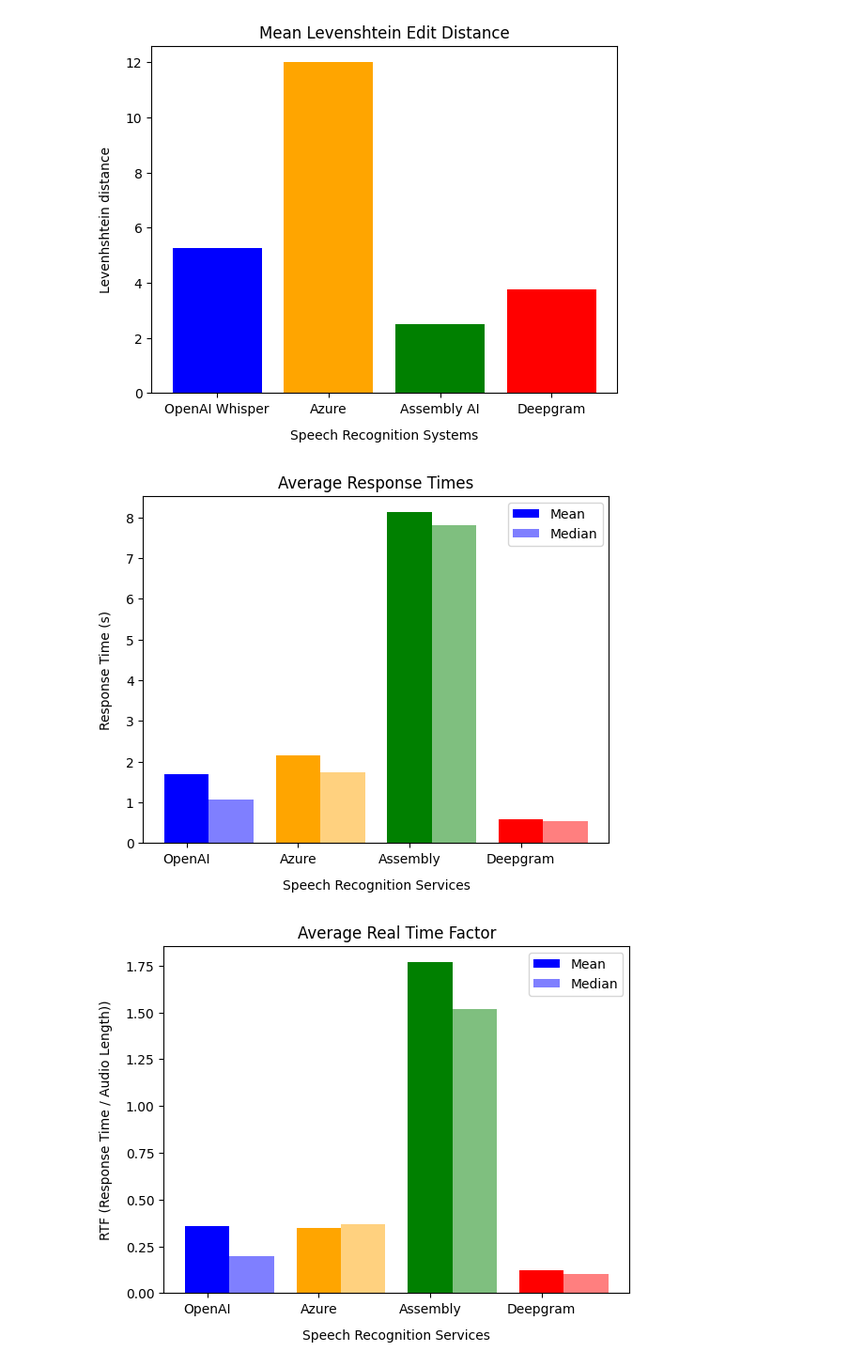
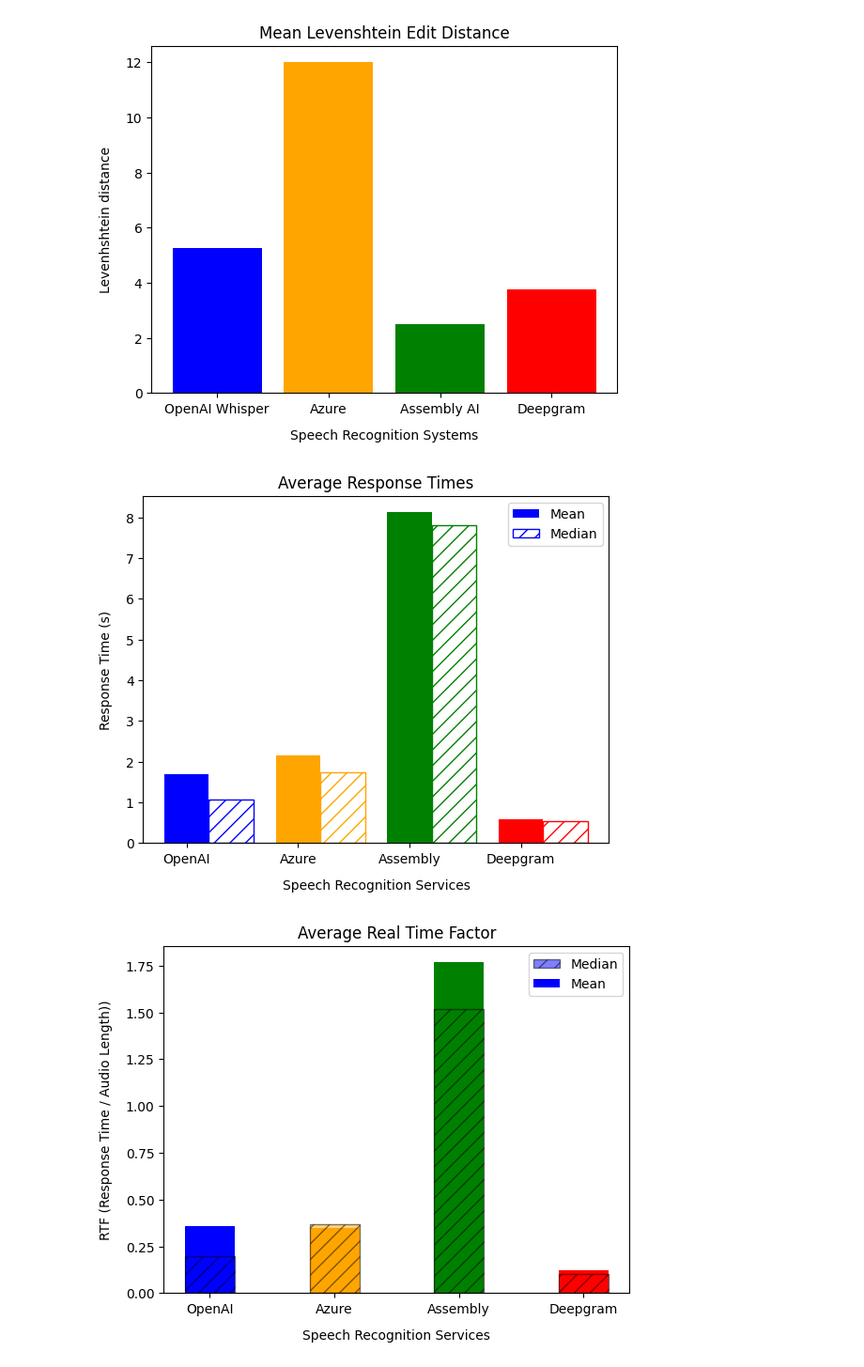
Before and after one commit to chinardankhara/asrcode, a Jupyter notebook: workbench.ipynb, the cells around one changed output. Shown at 94% size. Saved outputs shown, nothing was run; the diff lists cells and outputs as text; code cells hidden in the pictures.

Commit message:
image update

```diff
--- a/workbench.ipynb
+++ b/workbench.ipynb
@@ -209,11 +209,12 @@ colors = ['blue', 'orange', 'green', 'red']
 fig, ax = plt.subplots()
 
 # Plot the bars for the means and medians
-ax.bar(labels, means, width=0.4, color=colors, label='Mean')
-ax.bar([i + 0.4 for i in range(len(labels))], medians, width=0.4, color=colors, alpha=0.5, label='Median')
+mean_bars = ax.bar(labels, means, width=0.4, color=colors, alpha=1, label='Mean')
+median_bars = ax.bar([i + 0.4 for i in range(len(labels))], medians, width=0.4, color='none', alpha=1, hatch='//', edgecolor=colors, label='Median')
 
 # Add a legend and labels
-ax.legend()
+ax.legend(facecolor='white')
+
 ax.set_title('Average Response Times')
 ax.set_xlabel('Speech Recognition Services', labelpad=10)
 ax.set_ylabel('Response Time (s)', labelpad=10)
@@ -221,31 +222,64 @@ ax.set_ylabel('Response Time (s)', labelpad=10)
 # Show the plot
 plt.show()
 # %% [output]
-[figure, old version]
+[figure, new version]
 # %%
+import matplotlib.pyplot as plt
+import statistics as s
+import matplotlib.patches as patches
+
+
 # Calculate the means and medians of the data
 o_mean, az_mean, a_mean, d_mean = s.mean(data_dict['openai_rtf']), s.mean(data_dict['azure_rtf']), s.mean(data_dict['assembly_rtf']), s.mean(data_dict['deepgram_rtf'])
 o_median, az_median, a_median, d_median = s.median(data_dict['openai_rtf']), s.median(data_dict['azure_rtf']), s.median(data_dict['assembly_rtf']), s.median(data_dict['deepgram_rtf'])
 
 labels = ['OpenAI', 'Azure', 'Assembly', 'Deepgram']
 means = [o_mean, az_mean, a_mean, d_mean]
 medians = [o_median, az_median, a_median, d_median]
 colors = ['blue', 'orange', 'green', 'red']
 
 # Create the figure and axis objects
 fig, ax = plt.subplots()
 
-# Plot the bars for the means and medians
+# Plot the bars for the means
 ax.bar(labels, means, width=0.4, color=colors, label='Mean')
-ax.bar([i + 0.4 for i in range(len(labels))], medians, width=0.4, color=colors, alpha=0.5, label='Median')
 
-# Add a legend and labels
+# # Plot the bars for the medians with stripes
+# for i, (median, color) in enumerate(zip(medians, colors)):
+#     ax.add_patch(
+#         patches.Rectangle(
+#             (i + 0.4, 0),
+#             0.4,
+#             median,
+#             hatch='//',
+#             fill=True,
+#             facecolor=color,
+#             edgecolor='black',
+#             alpha=0.5,
+#             label='Median' if i == 0 else None,
+#         )
+#     )
+
+for i, (median, color) in enumerate(zip(medians, colors)):
+    ax.add_patch(
+        patches.Rectangle(
+            (i, 0),
+            0.4,
+            median,
+            hatch='//',
+            fill=True,
+            facecolor=color,
+            edgecolor='black',
+            alpha=0.5,
+            label='Median' if i == 0 else None,
+        )
+    )
 ax.legend()
 ax.set_title('Average Real Time Factor')
 ax.set_xlabel('Speech Recognition Services', labelpad=10)
 ax.set_ylabel('RTF (Response Time / Audio Length))', labelpad=10)
 
 # Show the plot
 plt.show()
 # %% [output]
-[figure, old version]
+[figure, new version]
```
Also changed, not shown: 2 other files.
